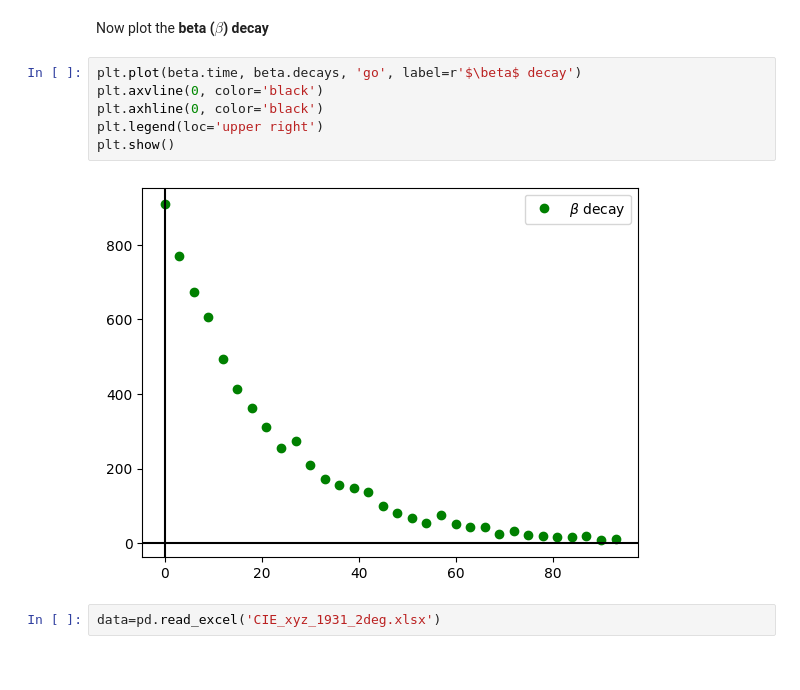
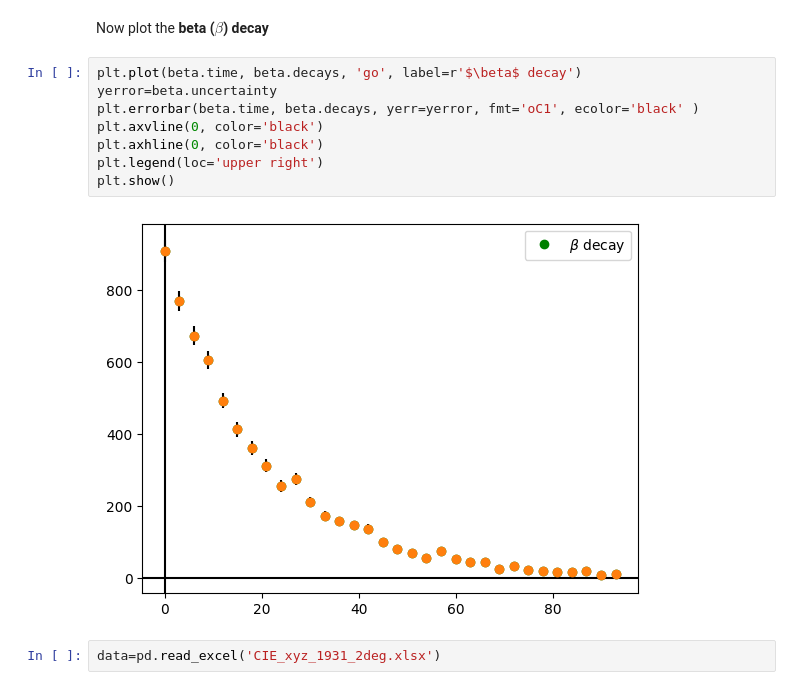
Before and after one commit to Feymankamal/python_basics, a Jupyter notebook: python_basics.ipynb, the cells around one changed output. Cells and saved outputs as stored; diff of their text form.

Commit message:
adding error function

```diff
--- a/python_basics.ipynb
+++ b/python_basics.ipynb
@@ -544,12 +481,14 @@ beta
 Now plot the **beta ($\beta$) decay**
 # %%
 plt.plot(beta.time, beta.decays, 'go', label=r'$\beta$ decay')
+yerror=beta.uncertainty
+plt.errorbar(beta.time, beta.decays, yerr=yerror, fmt='oC1', ecolor='black' )
 plt.axvline(0, color='black')
 plt.axhline(0, color='black')
 plt.legend(loc='upper right')
 plt.show()
 # %% [output]
-[figure, old version]
+[figure, new version]
 # %%
 data=pd.read_excel('CIE_xyz_1931_2deg.xlsx')
 # %% [markdown]
```
Also changed, not shown: parts of 31 cells of this notebook.
